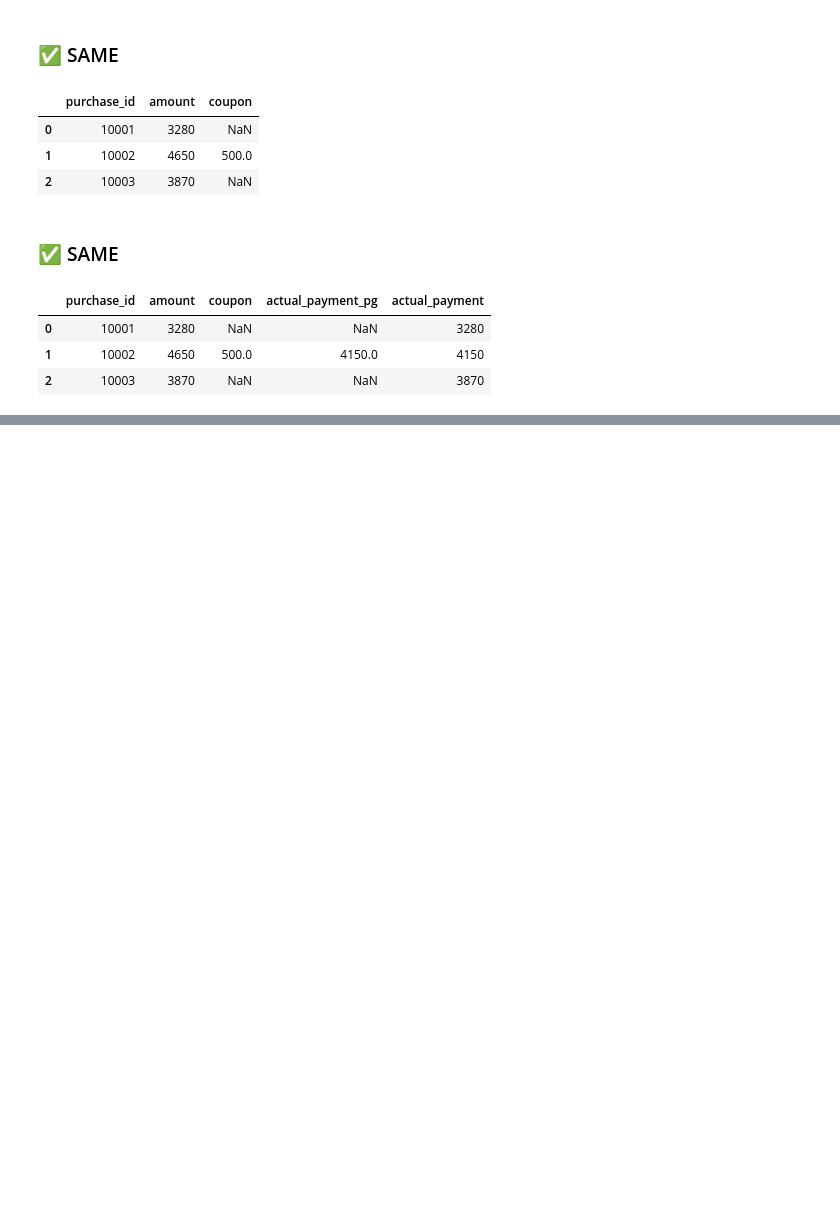
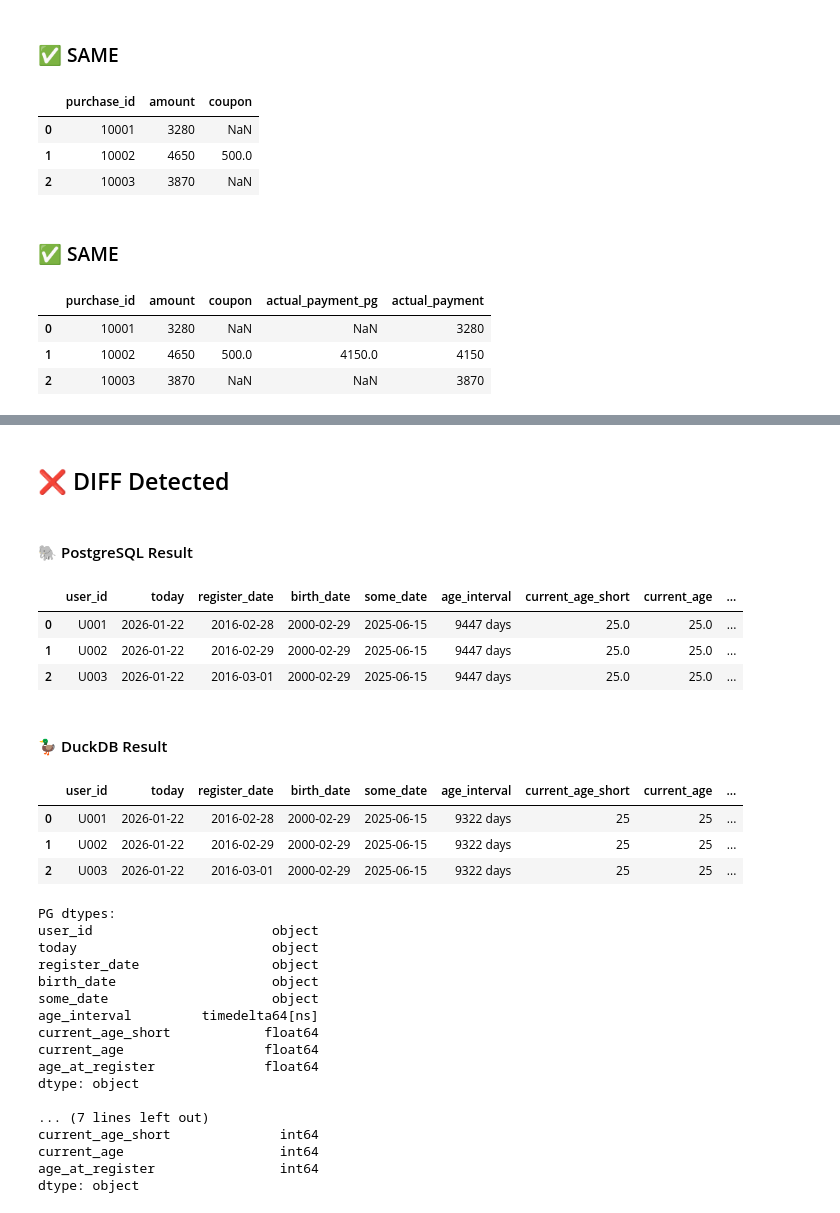
Before and after one commit to AtsushiEGW/sql_training, a Jupyter notebook: learning/bigdata_sql.ipynb, the cells around one changed output, grey strips where cells are left out. Cells and saved outputs as stored; diff of their text form; code cells hidden in the pictures; blank space fills up the shorter version.

```diff
--- a/learning/bigdata_sql.ipynb
+++ b/learning/bigdata_sql.ipynb
@@ -273,0 +649,54 @@ from purchase_log_with_coupon
+# %%
+runner.check("""--sql
+
+
+select
+    user_id,
+    current_date as today,
+    register_stamp::date as register_date,
+    birth_date::date as birth_date,
+    '2025-06-15'::date as some_date,
+
+    -- 年齢を計算する
+    -- 両者に age() 関数が存在する
+    -- age() 関数は2つの日付の差分を interval 型で返す
+    -- 本日との差分を計算する場合は current_date を省略できる
+    age(current_date, birth_date::date) as age_interval,
+    date_part('year', age(birth_date::date)) as current_age_short,
+    -- これと同じ
+    date_part('year', age(current_date, birth_date::date)) as current_age,
+
+    date_part('year', age(register_stamp::date, birth_date::date)) as age_at_register
+from mst_users_with_dates
+
+
+""")
+# %% [output]
+## ❌ DIFF Detected
+#### 🐘 PostgreSQL Result
+|  | user_id | today | register_date | birth_date | some_date | age_interval | current_age_short | current_age | ... |
+| 0 | U001 | 2026-01-22 | 2016-02-28 | 2000-02-29 | 2025-06-15 | 9447 days | 25.0 | 25.0 | ... |
+| 1 | U002 | 2026-01-22 | 2016-02-29 | 2000-02-29 | 2025-06-15 | 9447 days | 25.0 | 25.0 | ... |
+| 2 | U003 | 2026-01-22 | 2016-03-01 | 2000-02-29 | 2025-06-15 | 9447 days | 25.0 | 25.0 | ... |
+#### 🦆 DuckDB Result
+|  | user_id | today | register_date | birth_date | some_date | age_interval | current_age_short | current_age | ... |
+| 0 | U001 | 2026-01-22 | 2016-02-28 | 2000-02-29 | 2025-06-15 | 9322 days | 25 | 25 | ... |
+| 1 | U002 | 2026-01-22 | 2016-02-29 | 2000-02-29 | 2025-06-15 | 9322 days | 25 | 25 | ... |
+| 2 | U003 | 2026-01-22 | 2016-03-01 | 2000-02-29 | 2025-06-15 | 9322 days | 25 | 25 | ... |
+PG dtypes:
+user_id                       object
+today                         object
+register_date                 object
+birth_date                    object
+some_date                     object
+age_interval         timedelta64[ns]
+current_age_short            float64
+current_age                  float64
+age_at_register              float64
+dtype: object
+
+... (7 lines left out)
+current_age_short              int64
+current_age                    int64
+age_at_register                int64
+dtype: object
```
Also changed, not shown: parts of 21 cells of this notebook, 1 other file.
